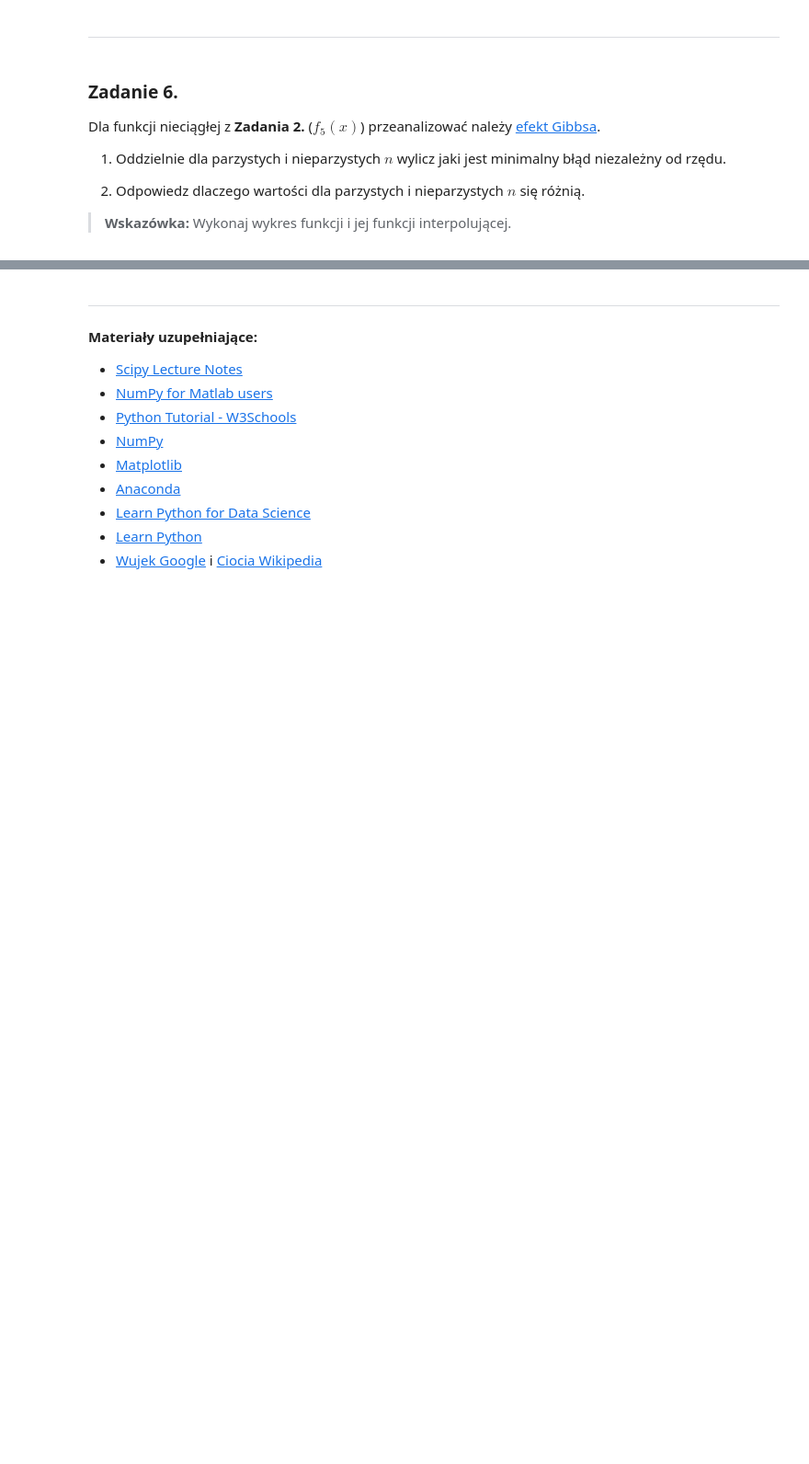
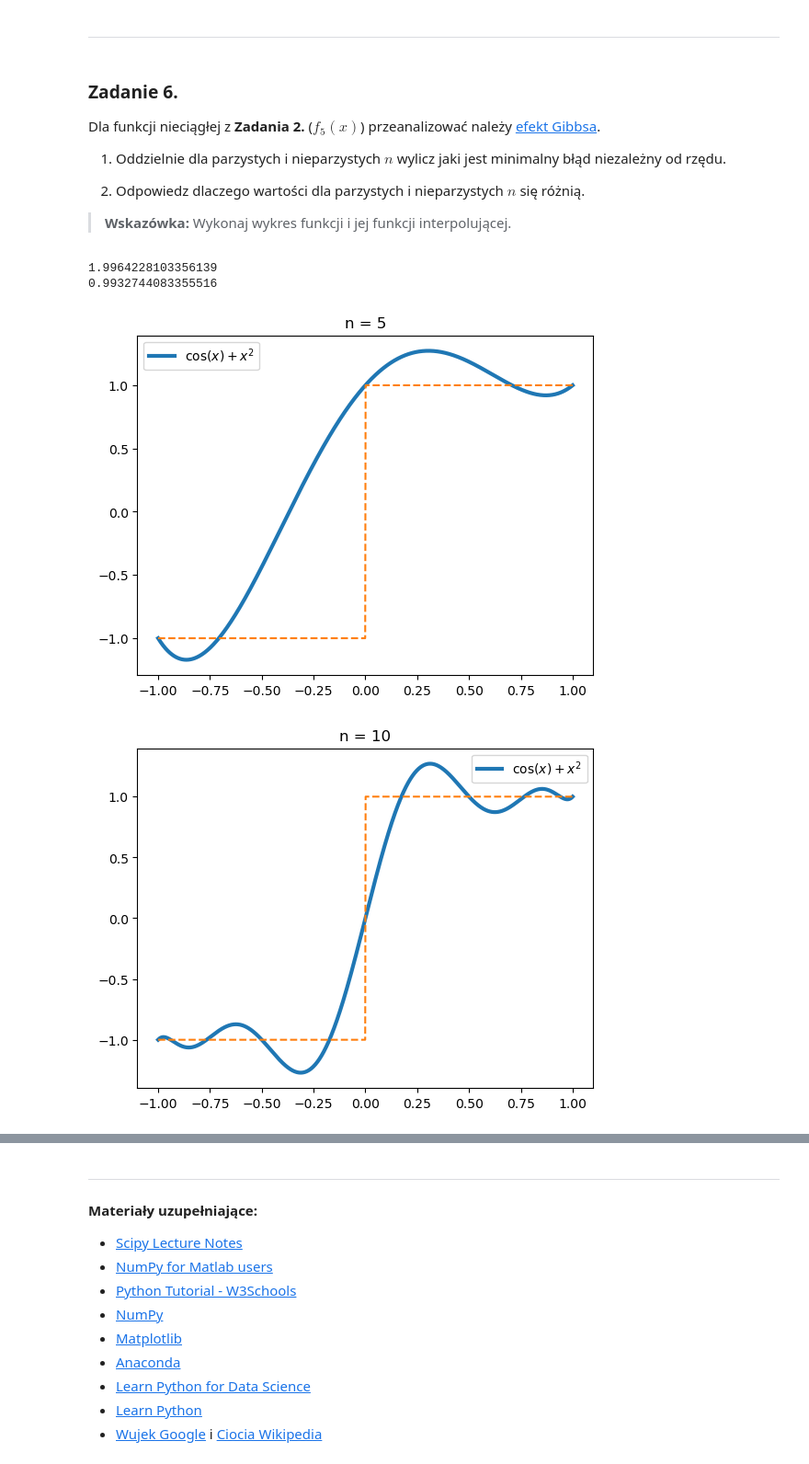
Before and after one commit to MN-KJ-2025/lab9-interpolacja-maciejonpg, a Jupyter notebook: sprawozdanie.ipynb, the cells around one changed output, grey strips where cells are left out. Shown at 92% size. Saved outputs shown, nothing was run; the diff lists cells and outputs as text; code cells hidden in the pictures; blank space fills up the shorter version.

```diff
--- a/sprawozdanie.ipynb
+++ b/sprawozdanie.ipynb
@@ -211,0 +323,38 @@ Dla funkcji nieciągłej z **Zadania 2.** ($f_5(x)$) przeanalizować należy [ef
+# %%
+# ===== Twoja implementacja tutaj =====
+errors = []
+grid = np.linspace(-1, 1, 1000)
+
+orders = list(range(5, 21, 5))
+
+for k in orders:
+    nodes = chebyshev_nodes(k)
+    weights = main.bar_cheb_weights(k)
+
+    interp_vals = barycentric_inte(nodes, f5(nodes), weights, grid)
+
+    plt.figure()
+    plt.plot(grid, interp_vals, linewidth=3, label=r'$\cos(x)+x^2$')
+    plt.plot(grid, f5(grid), '--')
+    plt.title(f"n = {k}")
+    plt.legend()
+
+# porównanie dla n = 9 i n = 10
+nodes_9 = chebyshev_nodes(9)
+weights_9 = main.bar_cheb_weights(9)
+p9 = barycentric_inte(nodes_9, f5(nodes_9), weights_9, grid)
+
+nodes_10 = chebyshev_nodes(10)
+weights_10 = main.bar_cheb_weights(10)
+p10 = barycentric_inte(nodes_10, f5(nodes_10), weights_10, grid)
+
+err_9 = L_inf(f5(grid), p9)
+err_10 = L_inf(f5(grid), p10)
+
+print(err_9)
+print(err_10)
+# %% [output]
+1.9964228103356139
+0.9932744083355516
+[figure, added]
+[figure, added]
```
Also changed, not shown: parts of 8 cells of this notebook, 1 other file.
